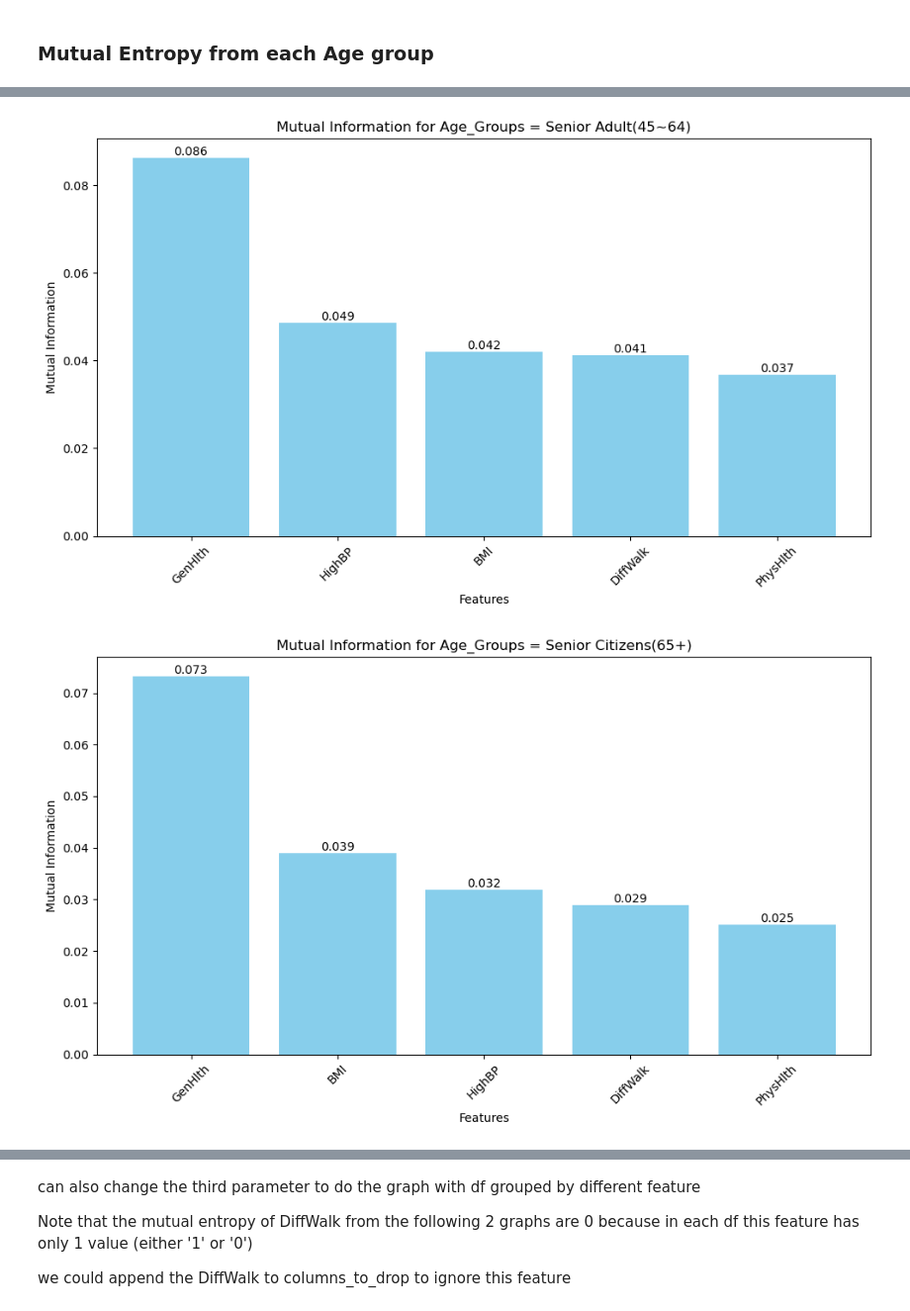
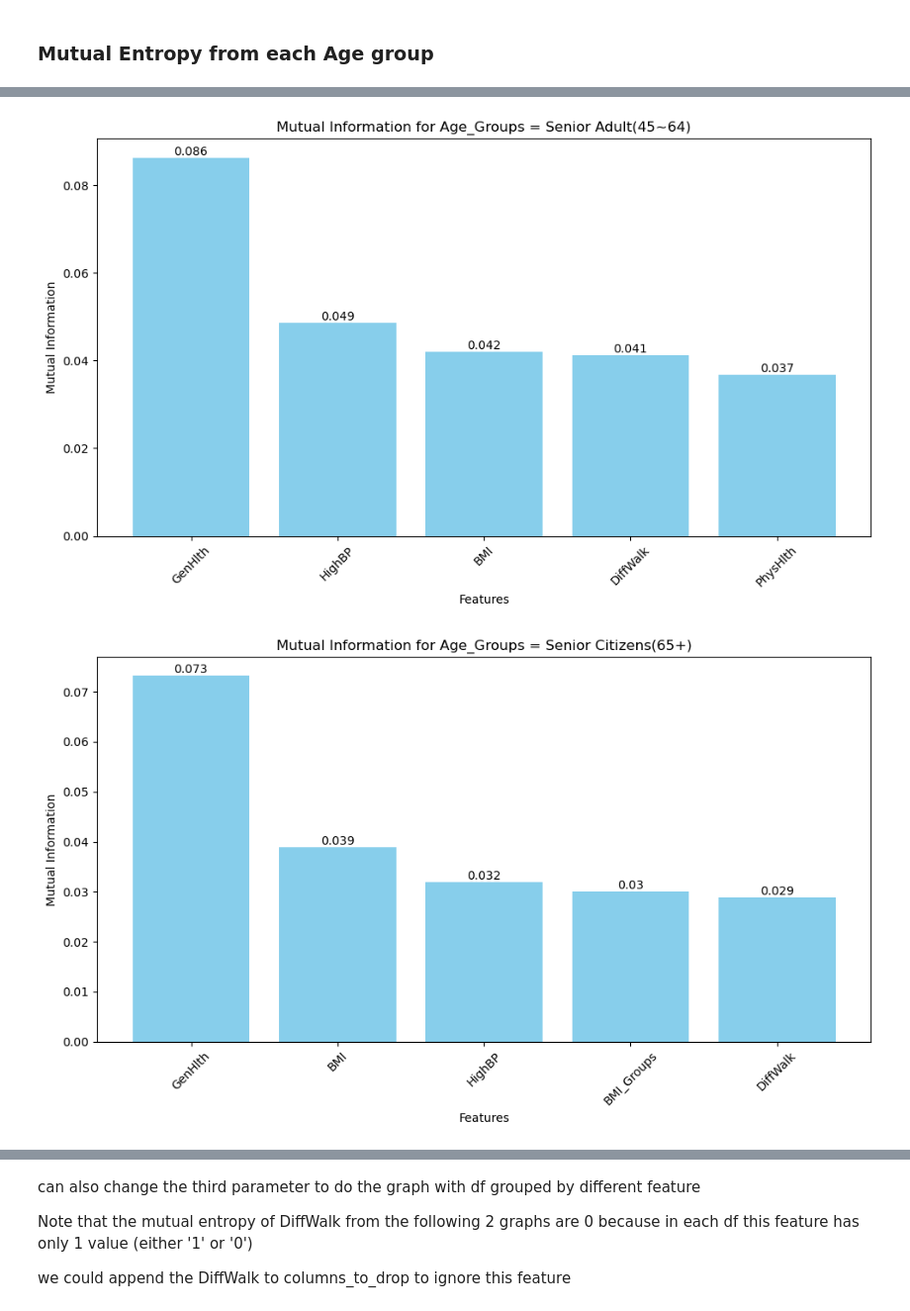
Before and after one commit to hubao666/Data-Analysis-for-BRFSS2015-Data, a Jupyter notebook: mid_proj.ipynb, the cells around one changed output, grey strips where cells are left out. Shown at 99% size. Saved outputs shown, nothing was run; the diff lists cells and outputs as text; code cells hidden in the pictures.

Commit message:
separate BMI into 4 groups and make new stacked histogram for this new column

```diff
--- a/mid_proj.ipynb
+++ b/mid_proj.ipynb
@@ -6,7 +6,7 @@ import numpy as np
 import matplotlib.pyplot as plt
 from scipy.stats import entropy
 
-df = pd.read_csv("heart_disease_health_indicators_BRFSS2015.csv")
+df = pd.read_csv("data/heart_disease_health_indicators_BRFSS2015.csv")
 # %% [markdown]
 ### construct Y column
 # %%
@@ -91,4 +91,19 @@ Senior Citizens(65+)     89070
 Middle Age(30~44)        41103
 Young Adult(18~29)       13298
 Name: count, dtype: int64
+# %%
+def create_bmi_groups(bmi):
+    if bmi in range(12, 19):
+        return 'Underweight: <= 18'
+    elif bmi in range(19, 25):
+        return 'Healthy weight: 19-24'
+    elif bmi in range(25, 30):
+        return 'Overweight: 25-29'
+    elif bmi >= 30:
+        return 'Obesity: >= 30'
+    else:
+        print('Unknown value')
+
+
+df['BMI_Groups'] = df['BMI'].apply(create_bmi_groups)
 # %%
@@ -161,9 +171,9 @@ stacked_hist(df, 'Y', 'DiffWalk', drop_Y000=True)
 # %% [markdown]
 ## Histograms for each variable stacked on Age groups
 # %%
-columns_to_drop = ['HeartDiseaseorAttack', 'Diabetes', 'Stroke', 'Age', 'Age_5Groups']
-feature_names = df.drop(columns=columns_to_drop).columns
-for name in feature_names:
+columns_to_drop_Hist = ['HeartDiseaseorAttack', 'Diabetes', 'Stroke', 'Age', 'Age_5Groups']
+feature_names_Hist = df.drop(columns=columns_to_drop_Hist).columns
+for name in feature_names_Hist:
     stacked_hist(df, name, 'Age_Groups')
 # %% [output]
 [figure]
@@ -291,12 +301,18 @@ draw_mutual_information(df, columns_to_drop, topFive=True)
 [figure]
 # %% [markdown]
 ### Mutual Entropy from each Age group
+# %%
+columns_to_drop_MI = ['HeartDiseaseorAttack', 'Diabetes', 'Stroke', 'Age', 'Age_5Groups', 'Age_Groups', 'Y']
+feature_names_MI = df.drop(columns=columns_to_drop_MI).columns
+
+# feature_names_MI = feature_names_MI.tolist()
+# feature_names_MI.remove('Y')
 # %%
-draw_mutual_information(df, columns_to_drop, byGroup='Age_Groups', topFive=True)
+draw_mutual_information(df, columns_to_drop_MI, byGroup='Age_Groups', topFive=True)
 # %% [output]
 [figure]
 [figure]
-[figure, old version]
+[figure, new version]
 [figure]
 # %% [markdown]
 can also change the third parameter to do the graph with df grouped by different feature
```
Also changed, not shown: parts of 5 cells of this notebook.
